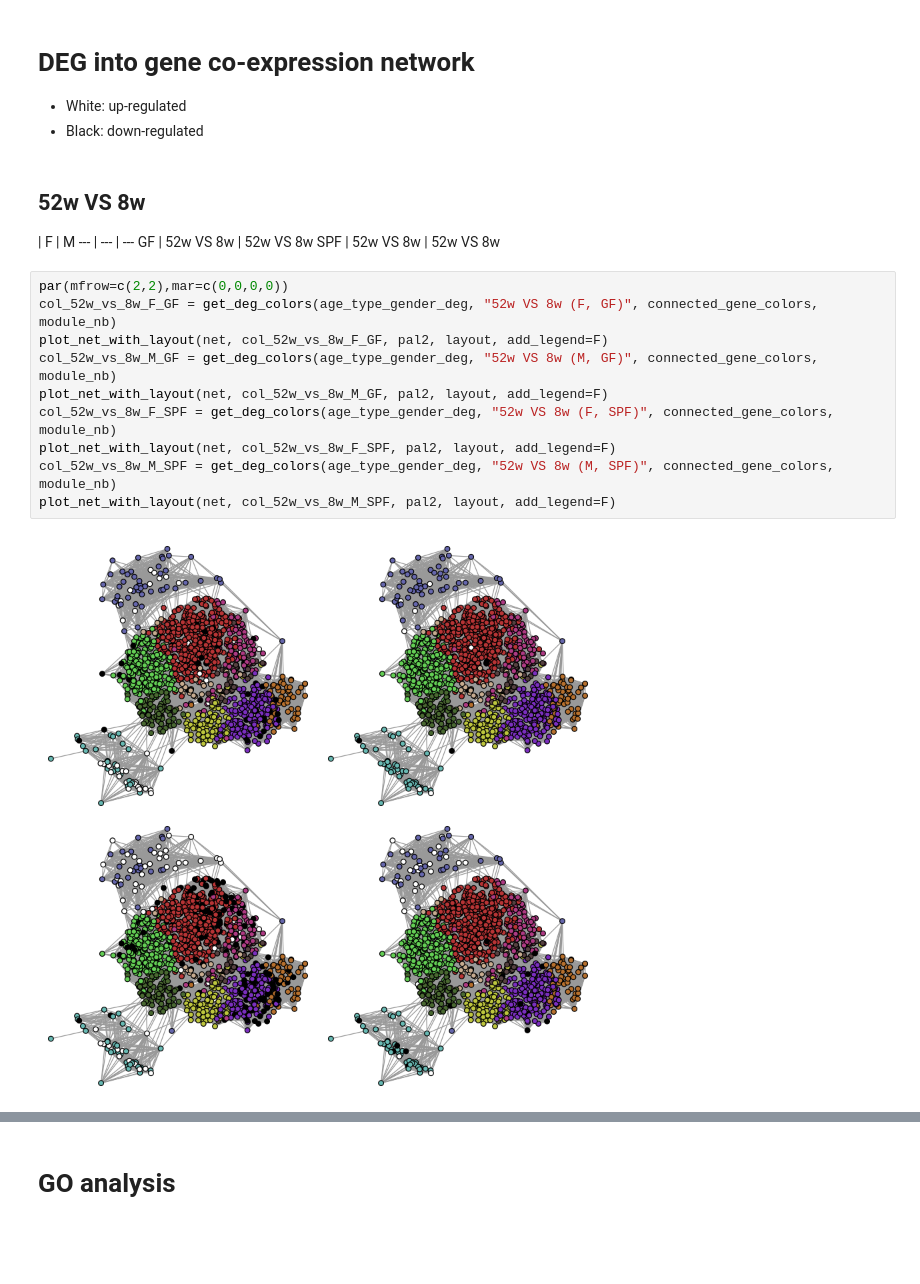
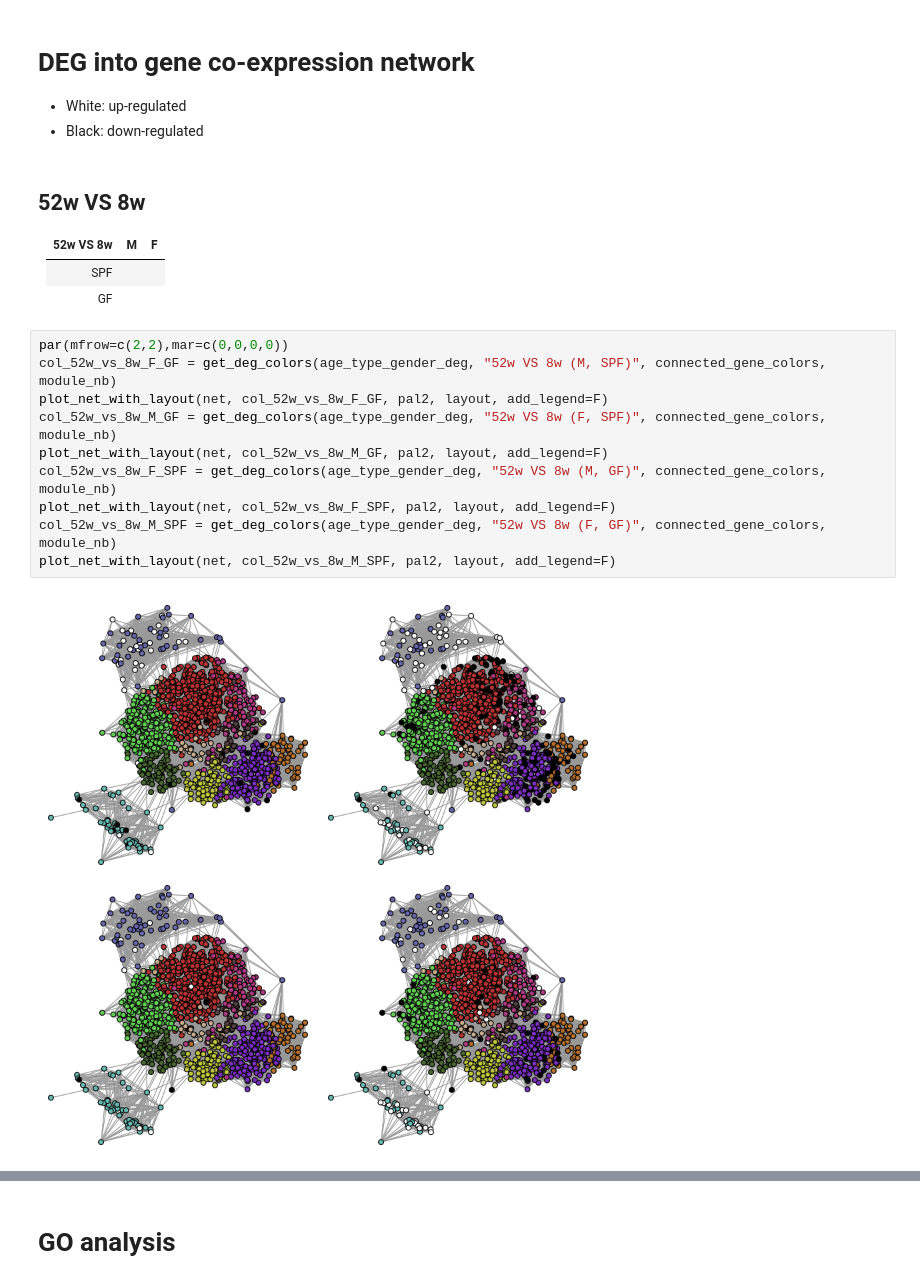
Before and after one commit to anuprulez/amma, a Jupyter notebook: src/age-effect-type-gender.ipynb, the cells around one changed output, grey strips where cells are left out. Cells and saved outputs as stored; diff of their text form; blank space fills up the shorter version.

```diff
--- a/src/age-effect-type-gender.ipynb
+++ b/src/age-effect-type-gender.ipynb
@@ -148,22 +144,22 @@ upset(as.data.frame(age_type_gender_deg$deg), nsets = 12, nintersects=50)
 # %% [markdown]
 ## 52w VS 8w
 
- | F | M
+52w VS 8w | M | F
 --- | --- | ---
-GF | 52w VS 8w | 52w VS 8w
-SPF | 52w VS 8w | 52w VS 8w
+SPF | |
+GF | |
 # %%
 par(mfrow=c(2,2),mar=c(0,0,0,0))
-col_52w_vs_8w_F_GF = get_deg_colors(age_type_gender_deg, "52w VS 8w (F, GF)", connected_gene_colors, module_nb)
+col_52w_vs_8w_F_GF = get_deg_colors(age_type_gender_deg, "52w VS 8w (M, SPF)", connected_gene_colors, module_nb)
 plot_net_with_layout(net, col_52w_vs_8w_F_GF, pal2, layout, add_legend=F)
-col_52w_vs_8w_M_GF = get_deg_colors(age_type_gender_deg, "52w VS 8w (M, GF)", connected_gene_colors, module_nb)
+col_52w_vs_8w_M_GF = get_deg_colors(age_type_gender_deg, "52w VS 8w (F, SPF)", connected_gene_colors, module_nb)
 plot_net_with_layout(net, col_52w_vs_8w_M_GF, pal2, layout, add_legend=F)
-col_52w_vs_8w_F_SPF = get_deg_colors(age_type_gender_deg, "52w VS 8w (F, SPF)", connected_gene_colors, module_nb)
+col_52w_vs_8w_F_SPF = get_deg_colors(age_type_gender_deg, "52w VS 8w (M, GF)", connected_gene_colors, module_nb)
 plot_net_with_layout(net, col_52w_vs_8w_F_SPF, pal2, layout, add_legend=F)
-col_52w_vs_8w_M_SPF = get_deg_colors(age_type_gender_deg, "52w VS 8w (M, SPF)", connected_gene_colors, module_nb)
+col_52w_vs_8w_M_SPF = get_deg_colors(age_type_gender_deg, "52w VS 8w (F, GF)", connected_gene_colors, module_nb)
 plot_net_with_layout(net, col_52w_vs_8w_M_SPF, pal2, layout, add_legend=F)
 # %% [output]
-[figure, old version]
+[figure, new version]
 # %% [markdown]
 ## 104w VS 52w
 
```
Also changed, not shown: parts of 15 cells of this notebook, 27 other files.
